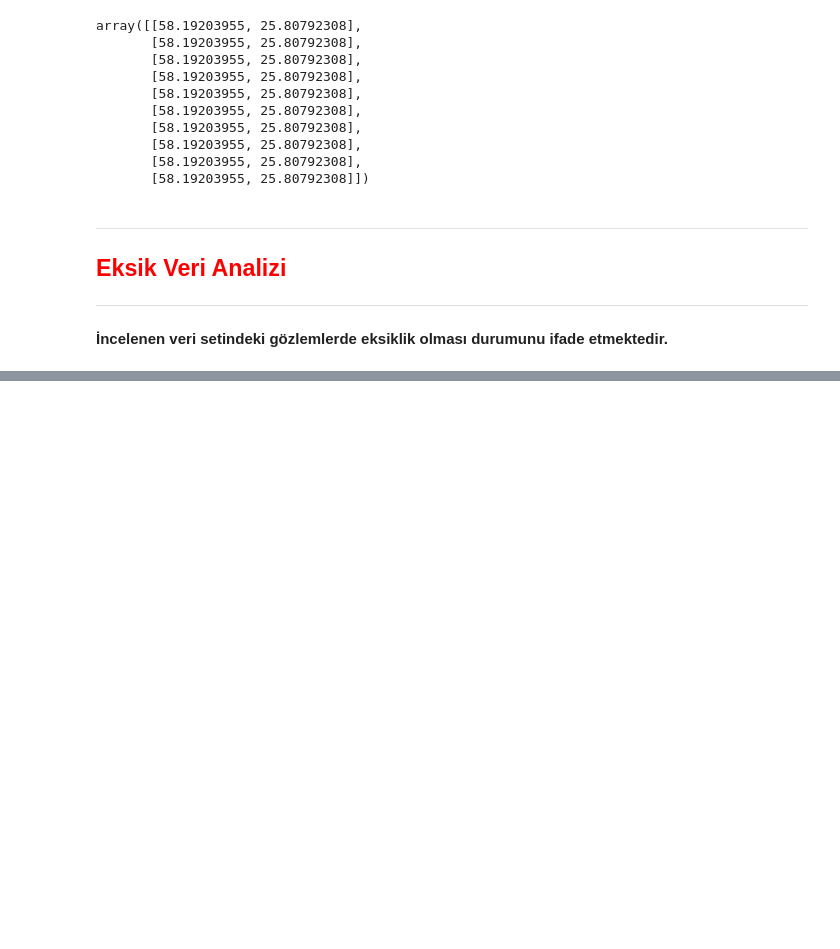
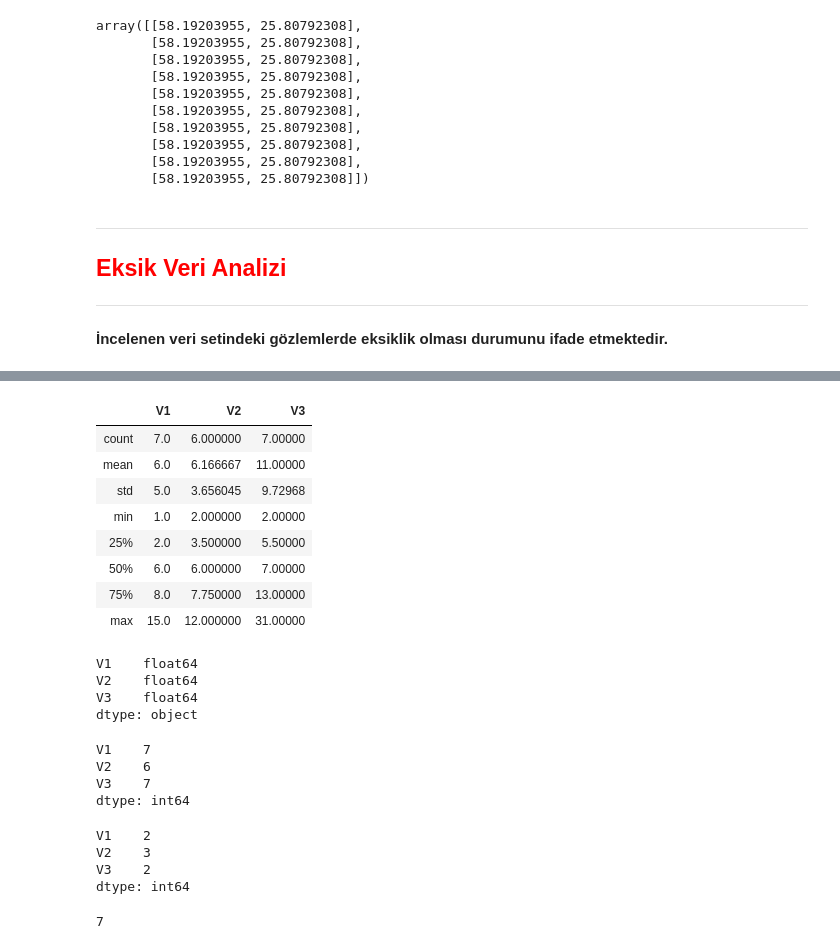
Before and after one commit to omercsx/Machine_Learning_Bootcamp, a Jupyter notebook: Veri Ön İşleme/veri_on_isleme.ipynb, the cells around one changed output, grey strips where cells are left out. Saved outputs shown, nothing was run; the diff lists cells and outputs as text; code cells hidden in the pictures; blank space fills up the shorter version.

```diff
--- a/Veri Ön İşleme/veri_on_isleme.ipynb
+++ b/Veri Ön İşleme/veri_on_isleme.ipynb
@@ -577,0 +733,37 @@ array([[58.19203955, 25.80792308],
+# %%
+df.describe()
+# %% [output]
+|  | V1 | V2 | V3 |
+| count | 7.0 | 6.000000 | 7.00000 |
+| mean | 6.0 | 6.166667 | 11.00000 |
+| std | 5.0 | 3.656045 | 9.72968 |
+| min | 1.0 | 2.000000 | 2.00000 |
+| 25% | 2.0 | 3.500000 | 5.50000 |
+| 50% | 6.0 | 6.000000 | 7.00000 |
+| 75% | 8.0 | 7.750000 | 13.00000 |
+| max | 15.0 | 12.000000 | 31.00000 |
+# %%
+df.dtypes
+# %% [output]
+V1    float64
+V2    float64
+V3    float64
+dtype: object
+# %%
+df.notnull().sum()
+# %% [output]
+V1    7
+V2    6
+V3    7
+dtype: int64
+# %%
+df.isnull().sum()
+# %% [output]
+V1    2
+V2    3
+V3    2
+dtype: int64
+# %%
+df.isnull().sum().sum()
+# %% [output]
+7
```
Also changed, not shown: parts of 15 cells of this notebook.
